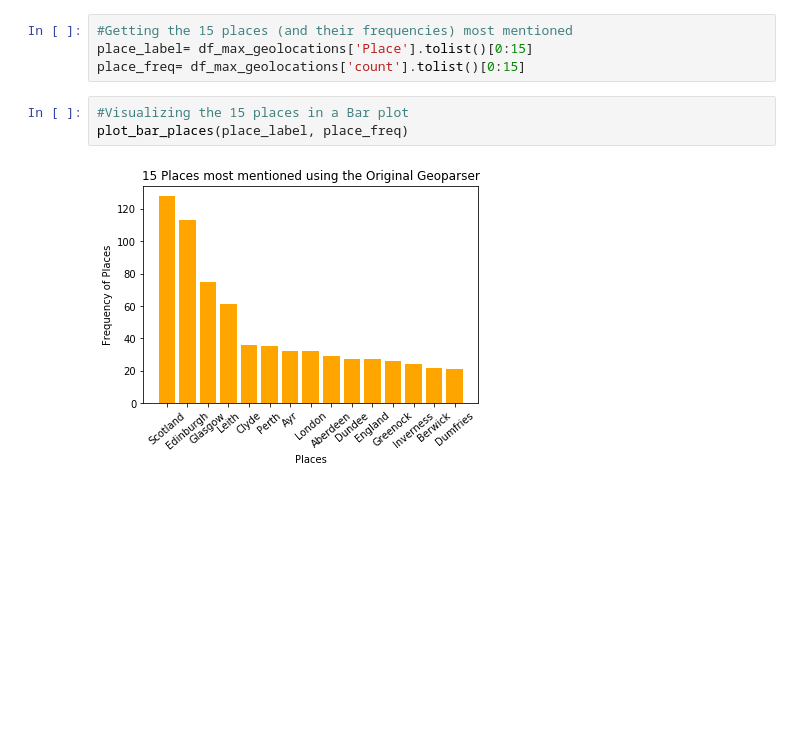
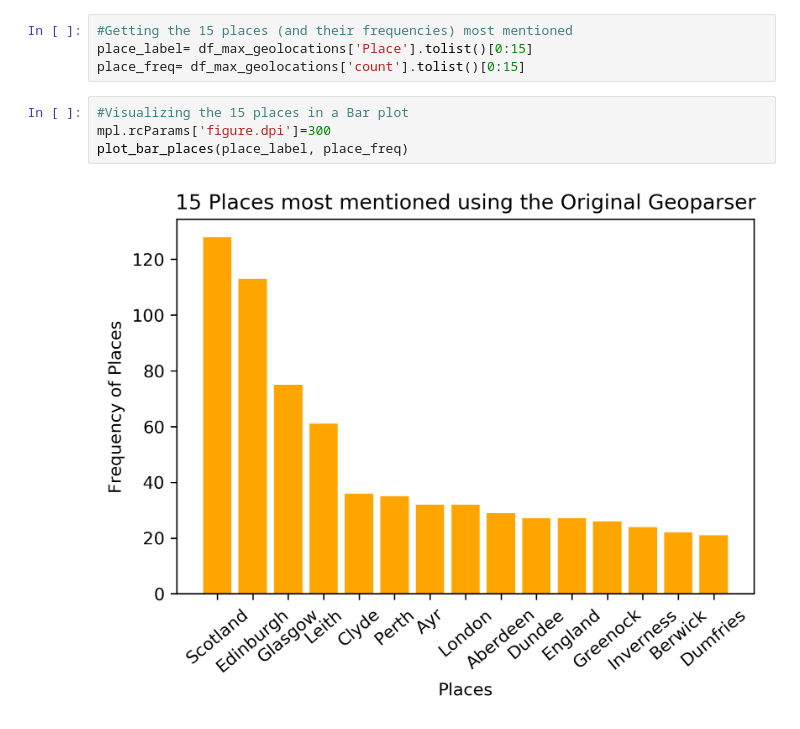
Before and after one commit to alan-turing-institute/defoe_visualization, a Jupyter notebook: Scottish_Gazetteer/Visualization_Geoparser_Original.ipynb, the cells around one changed output. Saved outputs shown, nothing was run; the diff lists cells and outputs as text; blank space fills up the shorter version.

```diff
--- a/Scottish_Gazetteer/Visualization_Geoparser_Original.ipynb
+++ b/Scottish_Gazetteer/Visualization_Geoparser_Original.ipynb
@@ -309,6 +311,7 @@ place_label= df_max_geolocations['Place'].tolist()[0:15]
 place_freq= df_max_geolocations['count'].tolist()[0:15]
 # %%
 #Visualizing the 15 places in a Bar plot
+mpl.rcParams['figure.dpi']=300
 plot_bar_places(place_label, place_freq)
 # %% [output]
-[figure, old version]
+[figure, new version]
```
Also changed, not shown: parts of 4 cells of this notebook.
